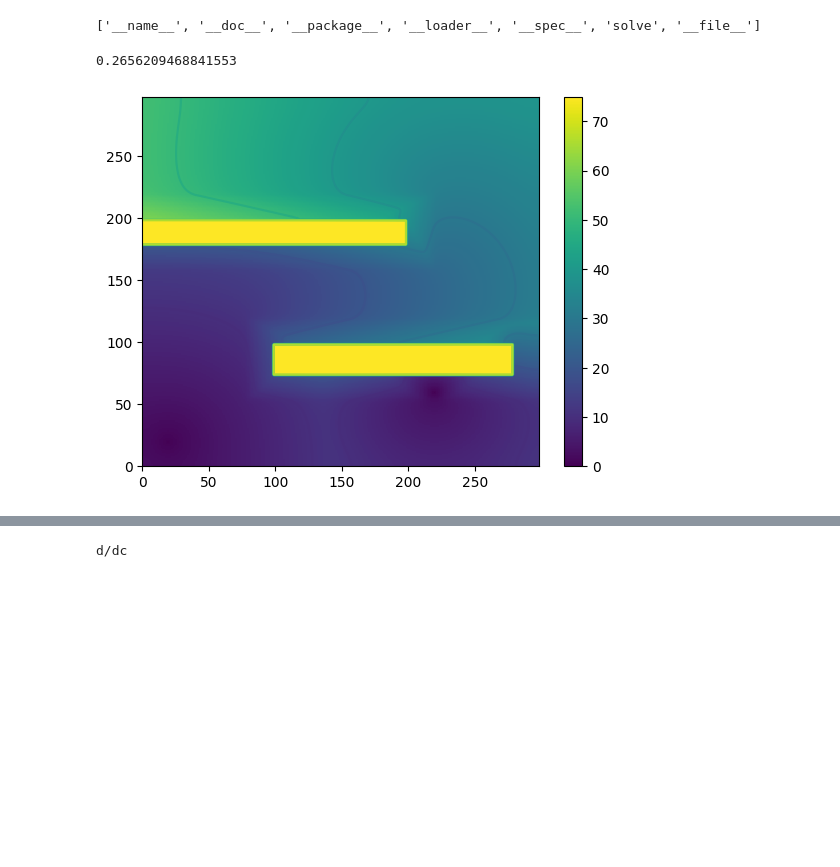
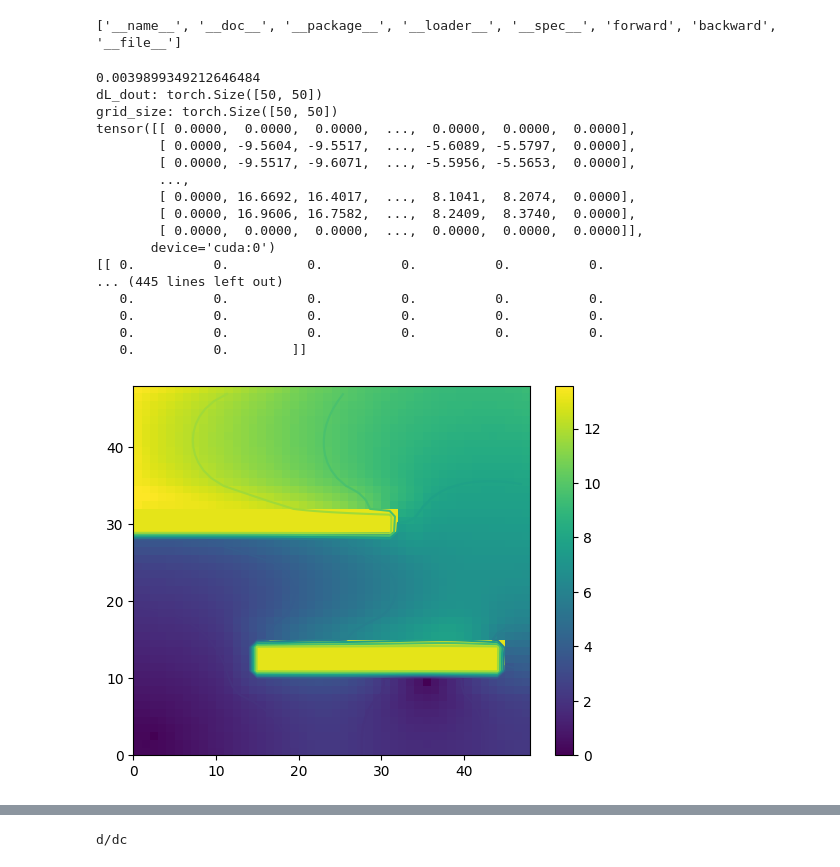
Before and after one commit to pac48/thesis_nerf, a Jupyter notebook: nerf_ws/src/laplacian/notebooks/test.ipynb, the cells around one changed output, grey strips where cells are left out. Saved outputs shown, nothing was run; the diff lists cells and outputs as text; code cells hidden in the pictures; blank space fills up the shorter version.

```diff
--- a/nerf_ws/src/laplacian/notebooks/test.ipynb
+++ b/nerf_ws/src/laplacian/notebooks/test.ipynb
@@ -6,10 +6,10 @@ import numpy as np
 from laplacian_py import laplacian_solver
 print(laplacian_solver.__dir__())
 
-res = 300
-max_val = res//4
+res = 50
+max_val = .8*res//3
 
-values = max_val*torch.ones((res, res),dtype=torch.float32, device='cuda')
+values = max_val*(.1*torch.rand((res, res),dtype=torch.float32, device='cuda')+1)
 boundary_conditions = torch.zeros((res,res),dtype=torch.float32, device='cuda')
 boundary_types = torch.zeros((res,res),dtype=torch.float32, device='cuda')
 
@@ -71,7 +71,6 @@ safe = res//15
 cost[max(obj1_ind1-safe, 0):min(obj1_ind2+safe, res-1), max(obj1_ind3-safe, 0):min(obj1_ind4+safe, res-1)] = .1
 cost[max(obj2_ind1-safe, 0):min(obj2_ind2+safe, res-1), max(obj2_ind3-safe, 0):min(obj2_ind4+safe, res-1)] = .1
 
-x = torch.stack([values, boundary_types, boundary_conditions, cost], axis=2)
 
 
 
@@ -82,27 +81,4 @@ x = torch.stack([values, boundary_types, boundary_conditions, cost], axis=2)
 # end = time.time()
 # print(end - start)
 # %% [output]
-['__name__', '__doc__', '__package__', '__loader__', '__spec__', 'solve', '__file__']
+['__name__', '__doc__', '__package__', '__loader__', '__spec__', 'forward', 'backward', '__file__']
-# %%
-start = time.time()
-for i in range(100000):
-    laplacian_solver.solve(x)
-end = time.time()
-print(end - start)
-# %% [output]
-0.2656209468841553
-# %%
-
-z = x.cpu().numpy()[1:-1, 1:-1, 0]
-# z = x.cpu().numpy()[:, :, 1]
-# z = boundary_types.cpu()
-# z = edge_inds_y*100
-# z = x.cpu().numpy()[:, :, 0]
-# z = boundary.cpu().numpy()
-plt.pcolormesh(z)
-# plt.pcolormesh(np.log(z+1))
-plt.colorbar()
-plt.contour(z)
-plt.show()
-# %% [output]
-[figure, removed]
@@ -109,3 +126,51 @@ plt.show()
+# %%
+V = V.detach().requires_grad_(True)
+C = C.detach().requires_grad_(True)
+layer = LaplacianSolver()
+forward = layer.apply
+start = time.time()
+out = forward(V, C)
+
+end = time.time()
+print(end - start)
+
+loss = torch.sum((out-5)**2)
+loss.backward()
+
+print(C.grad)
+import sys
+np.set_printoptions(threshold=sys.maxsize)
+# print(V.cpu().detach().numpy())
+print(V.grad.cpu().numpy())
+V = out.detach()
+
+
+z = V.cpu().detach().numpy()[1:-1, 1:-1]
+plt.pcolormesh(z)
+plt.colorbar()
+plt.contour(z)
+plt.show()
+
+# print(torch.cuda.memory_summary() )
+# %% [output]
+0.0039899349212646484
+dL_dout: torch.Size([50, 50])
+grid_size: torch.Size([50, 50])
+tensor([[ 0.0000,  0.0000,  0.0000,  ...,  0.0000,  0.0000,  0.0000],
+        [ 0.0000, -9.5604, -9.5517,  ..., -5.6089, -5.5797,  0.0000],
+        [ 0.0000, -9.5517, -9.6071,  ..., -5.5956, -5.5653,  0.0000],
+        ...,
+        [ 0.0000, 16.6692, 16.4017,  ...,  8.1041,  8.2074,  0.0000],
+        [ 0.0000, 16.9606, 16.7582,  ...,  8.2409,  8.3740,  0.0000],
+        [ 0.0000,  0.0000,  0.0000,  ...,  0.0000,  0.0000,  0.0000]],
+       device='cuda:0')
+[[ 0.          0.          0.          0.          0.          0.
+... (445 lines left out)
+   0.          0.          0.          0.          0.          0.
+   0.          0.          0.          0.          0.          0.
+   0.          0.          0.          0.          0.          0.
+   0.          0.        ]]
+[figure, added]
 # %%
 fig, ax = plt.subplots(subplot_kw={"projection": "3d"})
 X = np.linspace(-1, 1, z.shape[0])
```
Also changed, not shown: parts of 11 cells of this notebook, 3 other files.
